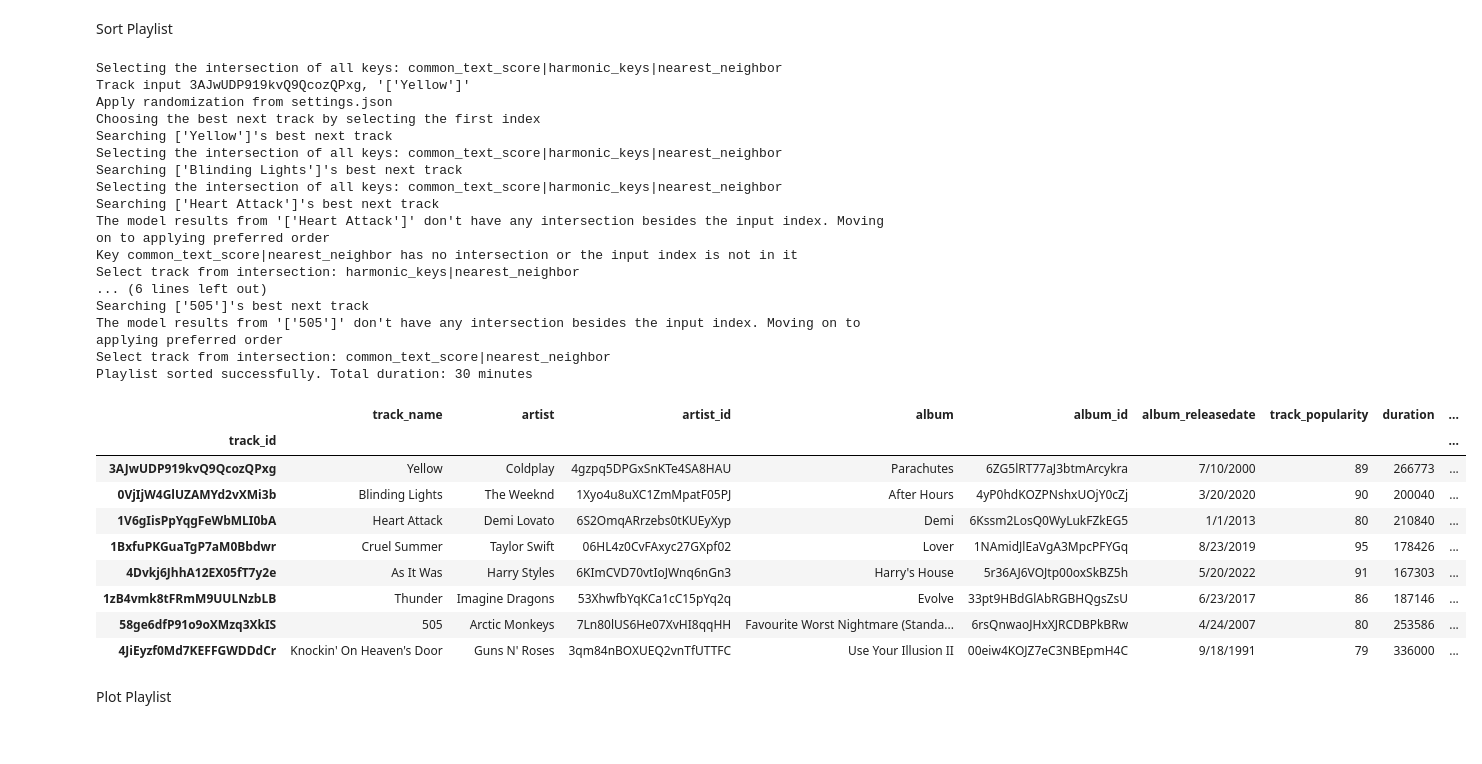
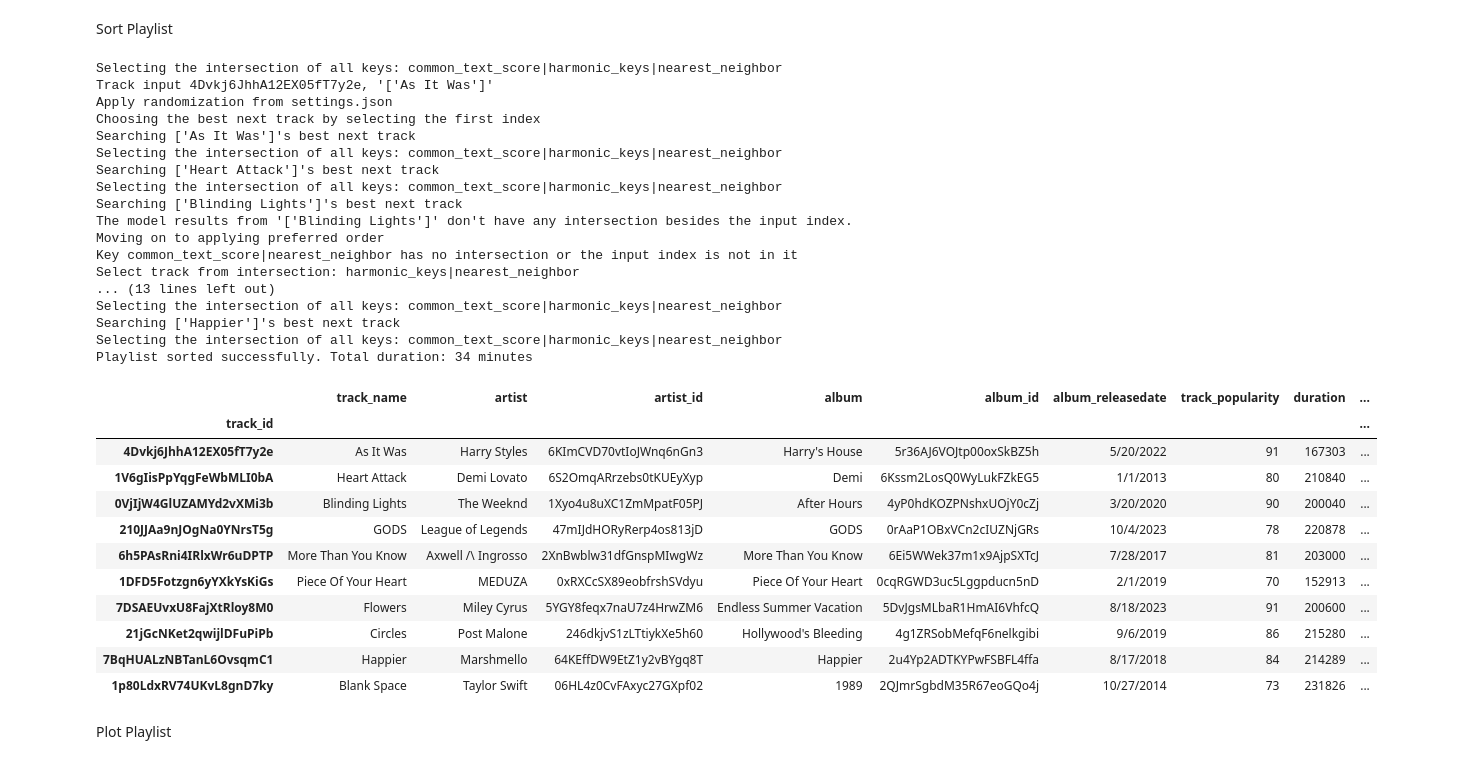
Before and after one commit to dqa611/Spotify_DJ_2024, a Jupyter notebook: test.ipynb, the cells around one changed output. Drawn from its saved outputs; the diff is of its cells as text; code cells hidden in the pictures.

Commit message:
save the exe result as example

```diff
--- a/test.ipynb
+++ b/test.ipynb
@@ -146,40 +261,42 @@ import QuocAnh_py.dj.sorting_playlist as sp
 reload(sp)
 from QuocAnh_py.dj.sorting_playlist import sort_playlist
 # %%
-search_keyword = "yellow"
+search_keyword = "As It Was"
 found_df = ult.get_data_from_search(search_keyword, "track_name", df)
 found_index = found_df.index[0]
 
 my_playlist = sort_playlist(df, found_index, print_msg=True)
 display(my_playlist)
 # %% [output]
 Selecting the intersection of all keys: common_text_score|harmonic_keys|nearest_neighbor
-Track input 3AJwUDP919kvQ9QcozQPxg, '['Yellow']'
+Track input 4Dvkj6JhhA12EX05fT7y2e, '['As It Was']'
 Apply randomization from settings.json
 Choosing the best next track by selecting the first index
-Searching ['Yellow']'s best next track
+Searching ['As It Was']'s best next track
+Selecting the intersection of all keys: common_text_score|harmonic_keys|nearest_neighbor
+Searching ['Heart Attack']'s best next track
 Selecting the intersection of all keys: common_text_score|harmonic_keys|nearest_neighbor
 Searching ['Blinding Lights']'s best next track
-Selecting the intersection of all keys: common_text_score|harmonic_keys|nearest_neighbor
-Searching ['Heart Attack']'s best next track
-The model results from '['Heart Attack']' don't have any intersection besides the input index. Moving on to applying preferred order
+The model results from '['Blinding Lights']' don't have any intersection besides the input index. Moving on to applying preferred order
 Key common_text_score|nearest_neighbor has no intersection or the input index is not in it
 Select track from intersection: harmonic_keys|nearest_neighbor
-... (6 lines left out)
-Searching ['505']'s best next track
-The model results from '['505']' don't have any intersection besides the input index. Moving on to applying preferred order
-Select track from intersection: common_text_score|nearest_neighbor
-Playlist sorted successfully. Total duration: 30 minutes
+... (13 lines left out)
+Selecting the intersection of all keys: common_text_score|harmonic_keys|nearest_neighbor
+Searching ['Happier']'s best next track
+Selecting the intersection of all keys: common_text_score|harmonic_keys|nearest_neighbor
+Playlist sorted successfully. Total duration: 34 minutes
 |  | track_name | artist | artist_id | album | album_id | album_releasedate | track_popularity | duration | ... |
 | track_id |  |  |  |  |  |  |  |  | ... |
-| 3AJwUDP919kvQ9QcozQPxg | Yellow | Coldplay | 4gzpq5DPGxSnKTe4SA8HAU | Parachutes | 6ZG5lRT77aJ3btmArcykra | 7/10/2000 | 89 | 266773 | ... |
+| 4Dvkj6JhhA12EX05fT7y2e | As It Was | Harry Styles | 6KImCVD70vtIoJWnq6nGn3 | Harry's House | 5r36AJ6VOJtp00oxSkBZ5h | 5/20/2022 | 91 | 167303 | ... |
+| 1V6gIisPpYqgFeWbMLI0bA | Heart Attack | Demi Lovato | 6S2OmqARrzebs0tKUEyXyp | Demi | 6Kssm2LosQ0WyLukFZkEG5 | 1/1/2013 | 80 | 210840 | ... |
 | 0VjIjW4GlUZAMYd2vXMi3b | Blinding Lights | The Weeknd | 1Xyo4u8uXC1ZmMpatF05PJ | After Hours | 4yP0hdKOZPNshxUOjY0cZj | 3/20/2020 | 90 | 200040 | ... |
-| 1V6gIisPpYqgFeWbMLI0bA | Heart Attack | Demi Lovato | 6S2OmqARrzebs0tKUEyXyp | Demi | 6Kssm2LosQ0WyLukFZkEG5 | 1/1/2013 | 80 | 210840 | ... |
-| 1BxfuPKGuaTgP7aM0Bbdwr | Cruel Summer | Taylor Swift | 06HL4z0CvFAxyc27GXpf02 | Lover | 1NAmidJlEaVgA3MpcPFYGq | 8/23/2019 | 95 | 178426 | ... |
-| 4Dvkj6JhhA12EX05fT7y2e | As It Was | Harry Styles | 6KImCVD70vtIoJWnq6nGn3 | Harry's House | 5r36AJ6VOJtp00oxSkBZ5h | 5/20/2022 | 91 | 167303 | ... |
-| 1zB4vmk8tFRmM9UULNzbLB | Thunder | Imagine Dragons | 53XhwfbYqKCa1cC15pYq2q | Evolve | 33pt9HBdGlAbRGBHQgsZsU | 6/23/2017 | 86 | 187146 | ... |
-| 58ge6dfP91o9oXMzq3XkIS | 505 | Arctic Monkeys | 7Ln80lUS6He07XvHI8qqHH | Favourite Worst Nightmare (Standa... | 6rsQnwaoJHxXJRCDBPkBRw | 4/24/2007 | 80 | 253586 | ... |
-| 4JiEyzf0Md7KEFFGWDDdCr | Knockin' On Heaven's Door | Guns N' Roses | 3qm84nBOXUEQ2vnTfUTTFC | Use Your Illusion II | 00eiw4KOJZ7eC3NBEpmH4C | 9/18/1991 | 79 | 336000 | ... |
+| 210JJAa9nJOgNa0YNrsT5g | GODS | League of Legends | 47mIJdHORyRerp4os813jD | GODS | 0rAaP1OBxVCn2cIUZNjGRs | 10/4/2023 | 78 | 220878 | ... |
+| 6h5PAsRni4IRlxWr6uDPTP | More Than You Know | Axwell /\ Ingrosso | 2XnBwblw31dfGnspMIwgWz | More Than You Know | 6Ei5WWek37m1x9AjpSXTcJ | 7/28/2017 | 81 | 203000 | ... |
+| 1DFD5Fotzgn6yYXkYsKiGs | Piece Of Your Heart | MEDUZA | 0xRXCcSX89eobfrshSVdyu | Piece Of Your Heart | 0cqRGWD3uc5Lggpducn5nD | 2/1/2019 | 70 | 152913 | ... |
+| 7DSAEUvxU8FajXtRloy8M0 | Flowers | Miley Cyrus | 5YGY8feqx7naU7z4HrwZM6 | Endless Summer Vacation | 5DvJgsMLbaR1HmAI6VhfcQ | 8/18/2023 | 91 | 200600 | ... |
+| 21jGcNKet2qwijlDFuPiPb | Circles | Post Malone | 246dkjvS1zLTtiykXe5h60 | Hollywood's Bleeding | 4g1ZRSobMefqF6nelkgibi | 9/6/2019 | 86 | 215280 | ... |
+| 7BqHUALzNBTanL6OvsqmC1 | Happier | Marshmello | 64KEffDW9EtZ1y2vBYgq8T | Happier | 2u4Yp2ADTKYPwFSBFL4ffa | 8/17/2018 | 84 | 214289 | ... |
+| 1p80LdxRV74UKvL8gnD7ky | Blank Space | Taylor Swift | 06HL4z0CvFAxyc27GXpf02 | 1989 | 2QJmrSgbdM35R67eoGQo4j | 10/27/2014 | 73 | 231826 | ... |
 # %% [markdown]
 Plot Playlist
 # %%
```
Also changed, not shown: parts of 14 cells of this notebook, 4 other files.
